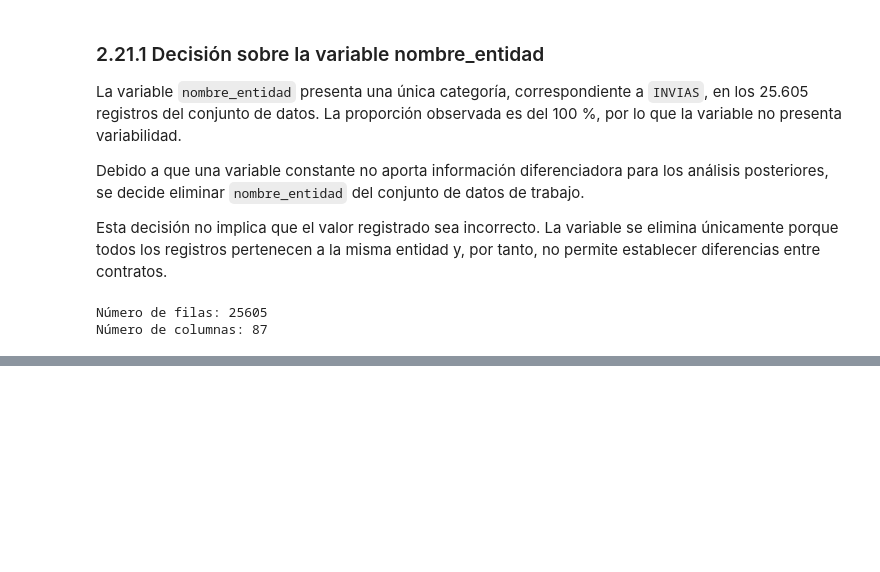
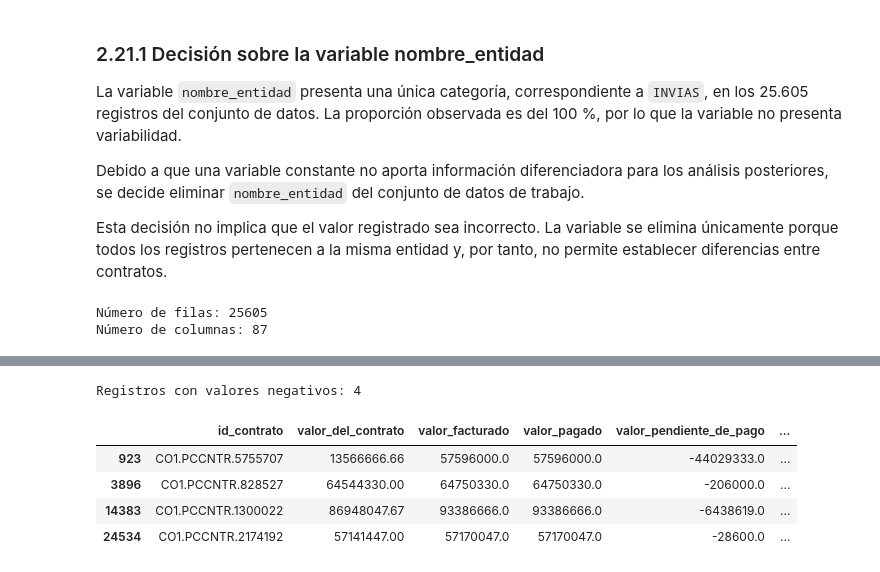
Before and after one commit to caldeeh/proyecto1-analitica-contratacion, a Jupyter notebook: Tarea 2/Pregunta 3/02_limpieza_p3.ipynb, the cells around one changed output, grey strips where cells are left out. Saved outputs shown, nothing was run; the diff lists cells and outputs as text; code cells hidden in the pictures; blank space fills up the shorter version.

```diff
--- a/Tarea 2/Pregunta 3/02_limpieza_p3.ipynb
+++ b/Tarea 2/Pregunta 3/02_limpieza_p3.ipynb
@@ -1605,0 +2219,26 @@ Número de columnas: 87
+# %%
+negativos_financieros = df[
+    (df["valor_pendiente_de_pago"] < 0) |
+    (df["valor_pendiente_de_ejecucion"] < 0)
+]
+
+print("Registros con valores negativos:", len(negativos_financieros))
+
+negativos_financieros[
+    [
+        "id_contrato",
+        "valor_del_contrato",
+        "valor_facturado",
+        "valor_pagado",
+        "valor_pendiente_de_pago",
+        "valor_pendiente_de_ejecucion",
+        "saldo_cdp"
+    ]
+]
+# %% [output]
+Registros con valores negativos: 4
+|  | id_contrato | valor_del_contrato | valor_facturado | valor_pagado | valor_pendiente_de_pago | ... |
+| 923 | CO1.PCCNTR.5755707 | 13566666.66 | 57596000.0 | 57596000.0 | -44029333.0 | ... |
+| 3896 | CO1.PCCNTR.828527 | 64544330.00 | 64750330.0 | 64750330.0 | -206000.0 | ... |
+| 14383 | CO1.PCCNTR.1300022 | 86948047.67 | 93386666.0 | 93386666.0 | -6438619.0 | ... |
+| 24534 | CO1.PCCNTR.2174192 | 57141447.00 | 57170047.0 | 57170047.0 | -28600.0 | ... |
```
Also changed, not shown: parts of 46 cells of this notebook.
